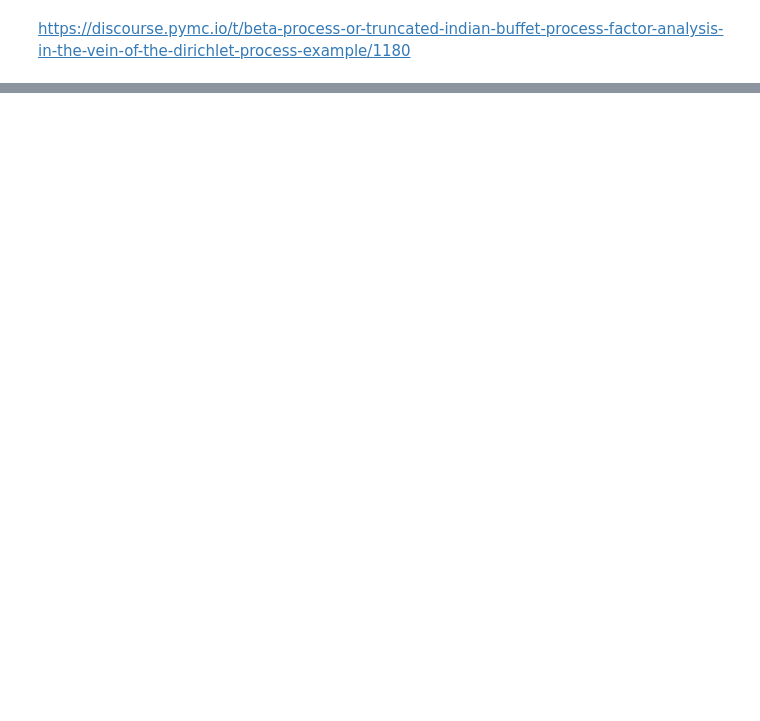
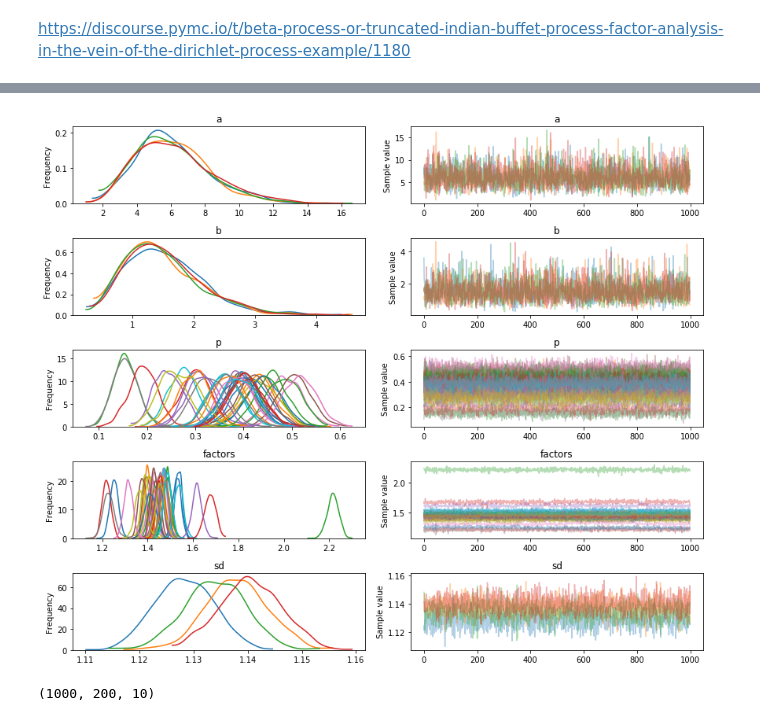
Before and after one commit to junpenglao/Planet_Sakaar_Data_Science, a Jupyter notebook: PyMC3QnA/discourse_1180.ipynb, the cells around one changed output, grey strips where cells are left out. Saved outputs shown, nothing was run; the diff lists cells and outputs as text; code cells hidden in the pictures; blank space fills up the shorter version.

```diff
--- a/PyMC3QnA/discourse_1180.ipynb
+++ b/PyMC3QnA/discourse_1180.ipynb
@@ -25,0 +33,6 @@ data = np.sum(
+# %%
+# The latent features, pulled from a Normal distribution
+latent_features_data = np.random.normal(loc=5, scale=2, size=(10, 1))
+# Multiply the latent features and indicator array
+# Observations are linear combinations of latent features, so sum along the features axis
+data = np.dot(data_Z, latent_features_data) + np.random.normal(loc=0, scale=1, size=100)
@@ -25,0 +42,17 @@ data = np.sum(
+# %%
+# Use Gamma random variables to pull the sparse Beta draws
+with pm.Model() as model:
+    # Params for Beta distribution over factor probabilities
+    a = pm.Gamma("a", 1, 1)
+    b = pm.Gamma("b", 1, 1)
+    p = pm.Beta("p", a/K, b*(K-1)/K, shape=(1, K))
+    # Bernoulli indicator matrix of which factors are "on" for every observation
+    Z = pm.Bernoulli("Z", p=p, shape=(ndata, K))
+    # Latent factors - 10 of them
+    factors = pm.Normal("factors", mu=0., sd=10., shape=(1, K))
+    # Observations are linear combinations of the factors
+    equation = tt.dot(Z, factors.T)
+    sd = pm.HalfCauchy("sd", 0.5)
+    obs = pm.Normal("obs", mu=equation, sd=sd, observed=data)
+
+    tr = pm.sample(tune=1000, draws=1000)
@@ -25,0 +66,9 @@ data = np.sum(
+# %%
+pm.traceplot(tr, varnames=['a', 'b', 'p', 'factors', 'sd']);
+# %% [output]
+[figure, added]
+# %%
+Z_post = tr.get_values(varname='Z', combine=False)
+np.shape(Z_post[0])
+# %% [output]
+(1000, 200, 10)
```
Also changed, not shown: parts of 11 cells of this notebook, 1 other file.
